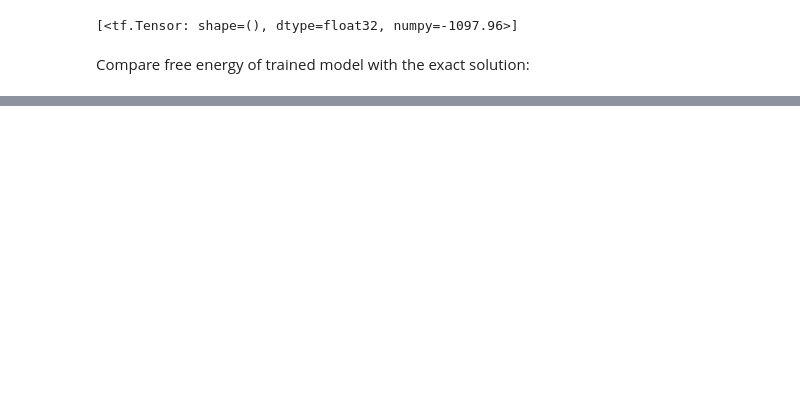
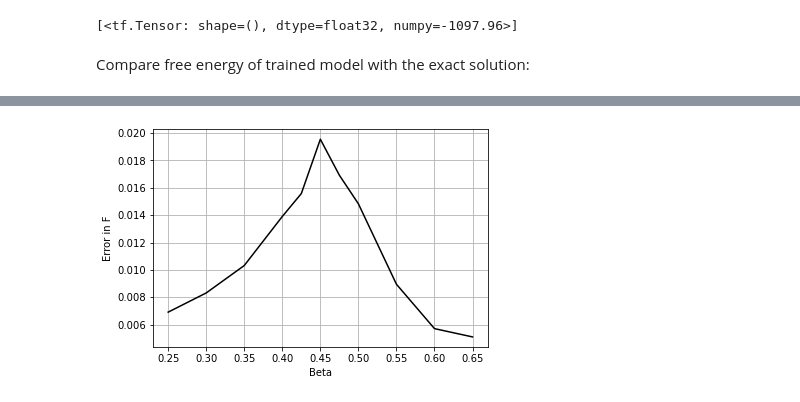
Before and after one commit to dinesh110598/ising-autoregressive, a Jupyter notebook: main.ipynb, the cells around one changed output, grey strips where cells are left out. Saved outputs shown, nothing was run; the diff lists cells and outputs as text; code cells hidden in the pictures; blank space fills up the shorter version.

```diff
--- a/main.ipynb
+++ b/main.ipynb
@@ -164,7 +164,7 @@ import library #User defined module to define the models
 # %% [markdown]
 As suggested in [this paper](https://arxiv.org/pdf/1606.05328), there's the naive PixelCNN architecture has limited learning capability (compared to PixelRNN) and has an information blindspot when it's multiple layers deep. Hence, we perform seperate horizontal and vertical convolutions in the new model we call AdvPixelCNN:
 # %%
-model = library.AdvPixelCNN(L=24, kernel_size=5,
+model = library.AdvPixelCNN(L=48, kernel_size=5,
                 net_width=[8,4], gated=False)#See library.py for more details
 ising.J = -1. #Fixes the coupling constant in Ising model
 trainer = train.Trainer(model, batch_size=50)
@@ -267,12 +252,14 @@ plt.show()
 # %%
 betas = np.asarray(betas)
 integral = integrator(betas)
 F = -np.reciprocal(betas)*(math.log(2)/2 + integral*(1./(2*math.pi)))
 free_energy_arr = np.asarray(free_energy)
-error = (free_energy_arr-F)
+error2 = (free_energy_arr-F)
 
-plt.plot(betas, error, color='black')
+plt.plot(betas, error2, color='black')
 plt.xlabel('Beta')
 plt.ylabel('Error in F')
 plt.grid()
 plt.show()
+# %% [output]
+[figure, added]
```
Also changed, not shown: parts of 11 cells of this notebook.
